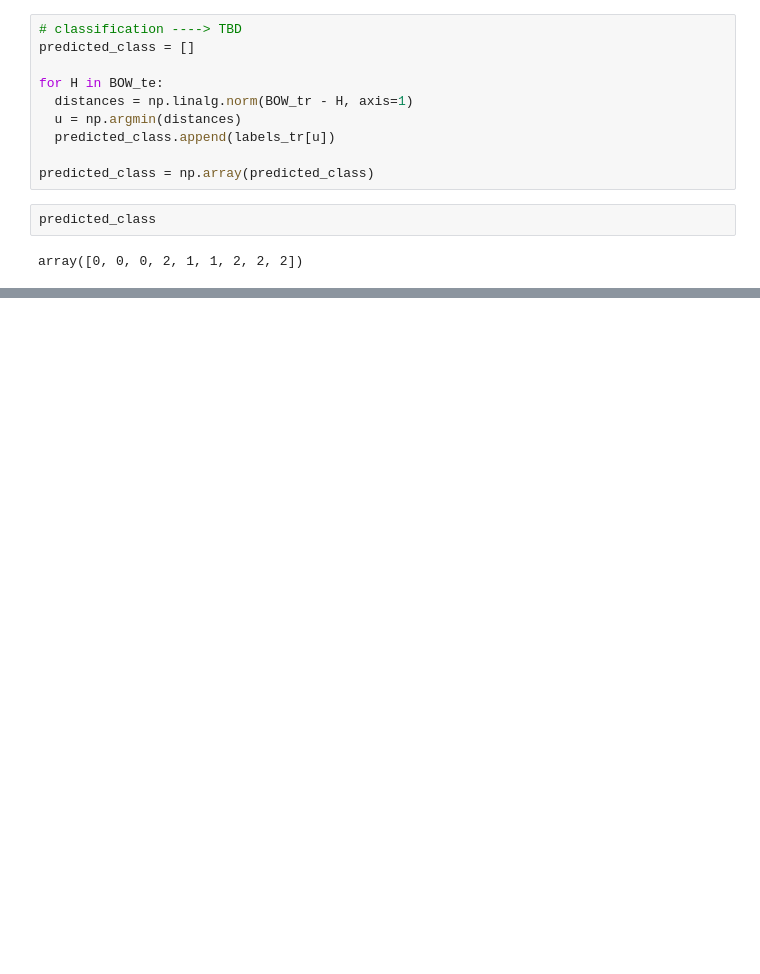
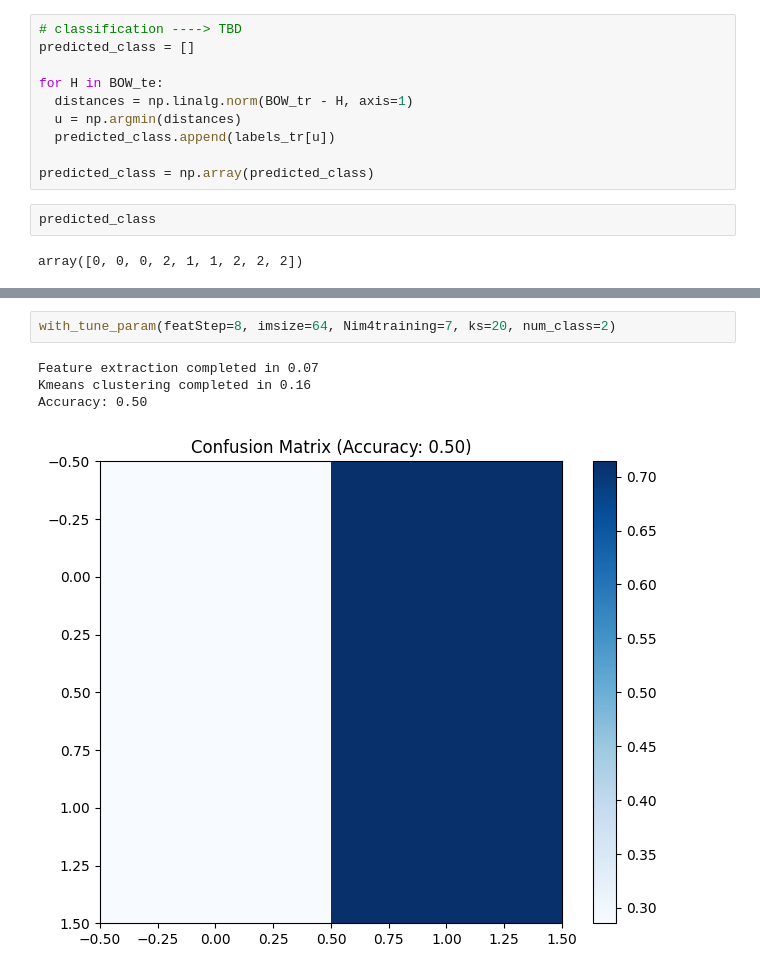
Before and after one commit to nawroz-m/ML_learning, a Jupyter notebook: ES04.ipynb, the cells around one changed output, grey strips where cells are left out. Drawn from its saved outputs; the diff is of its cells as text; blank space fills up the shorter version.

```diff
--- a/ES04.ipynb
+++ b/ES04.ipynb
@@ -160,0 +264,7 @@ Accuracy: 0.89
+# %%
+with_tune_param(featStep=8, imsize=64, Nim4training=7, ks=20, num_class=2)
+# %% [output]
+Feature extraction completed in 0.07
+Kmeans clustering completed in 0.16
+Accuracy: 0.50
+[figure, added]
```
Also changed, not shown: parts of 26 cells of this notebook.
